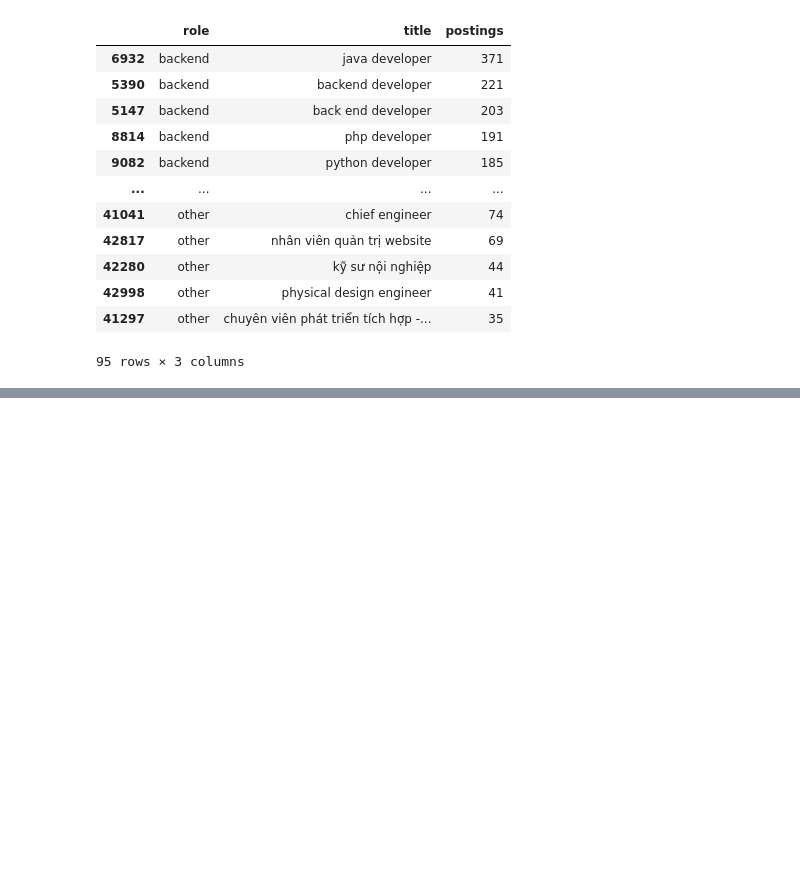
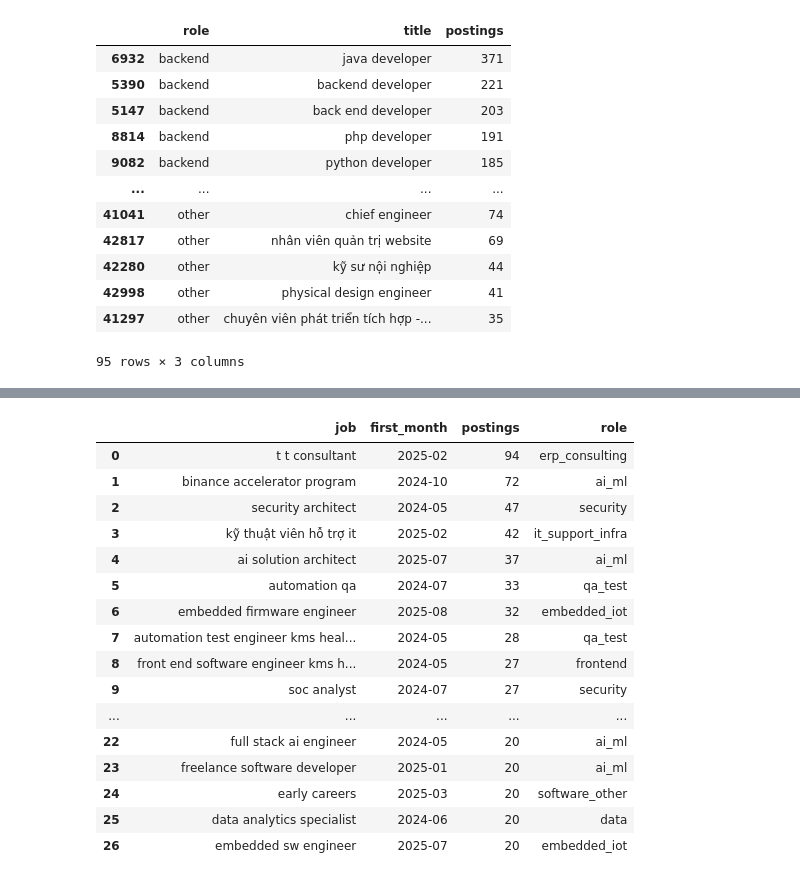
Before and after one commit to SonPhatTranDeveloper/vietnam-it-job-trends-part-2, a Jupyter notebook: notebooks/03-roles.ipynb, the cells around one changed output, grey strips where cells are left out. Drawn from its saved outputs; the diff is of its cells as text; code cells hidden in the pictures; blank space fills up the shorter version.

```diff
--- a/notebooks/03-roles.ipynb
+++ b/notebooks/03-roles.ipynb
@@ -206,3 +203,25 @@ top
+# %%
+new_titles = r.emerging_titles(df)
+a.save_table(new_titles, "03-emerging-titles")
+new_titles
+# %% [output]
+|  | job | first_month | postings | role |
+| 0 | t t consultant | 2025-02 | 94 | erp_consulting |
+| 1 | binance accelerator program | 2024-10 | 72 | ai_ml |
+| 2 | security architect | 2024-05 | 47 | security |
+| 3 | kỹ thuật viên hỗ trợ it | 2025-02 | 42 | it_support_infra |
+| 4 | ai solution architect | 2025-07 | 37 | ai_ml |
+| 5 | automation qa | 2024-07 | 33 | qa_test |
+| 6 | embedded firmware engineer | 2025-08 | 32 | embedded_iot |
+| 7 | automation test engineer kms heal... | 2024-05 | 28 | qa_test |
+| 8 | front end software engineer kms h... | 2024-05 | 27 | frontend |
+| 9 | soc analyst | 2024-07 | 27 | security |
+| ... | ... | ... | ... | ... |
+| 22 | full stack ai engineer | 2024-05 | 20 | ai_ml |
+| 23 | freelance software developer | 2025-01 | 20 | ai_ml |
+| 24 | early careers | 2025-03 | 20 | software_other |
+| 25 | data analytics specialist | 2024-06 | 20 | data |
+| 26 | embedded sw engineer | 2025-07 | 20 | embedded_iot |
 # %% [markdown]
 ## Findings
 
```
Also changed, not shown: parts of 3 cells of this notebook, 32 other files.
